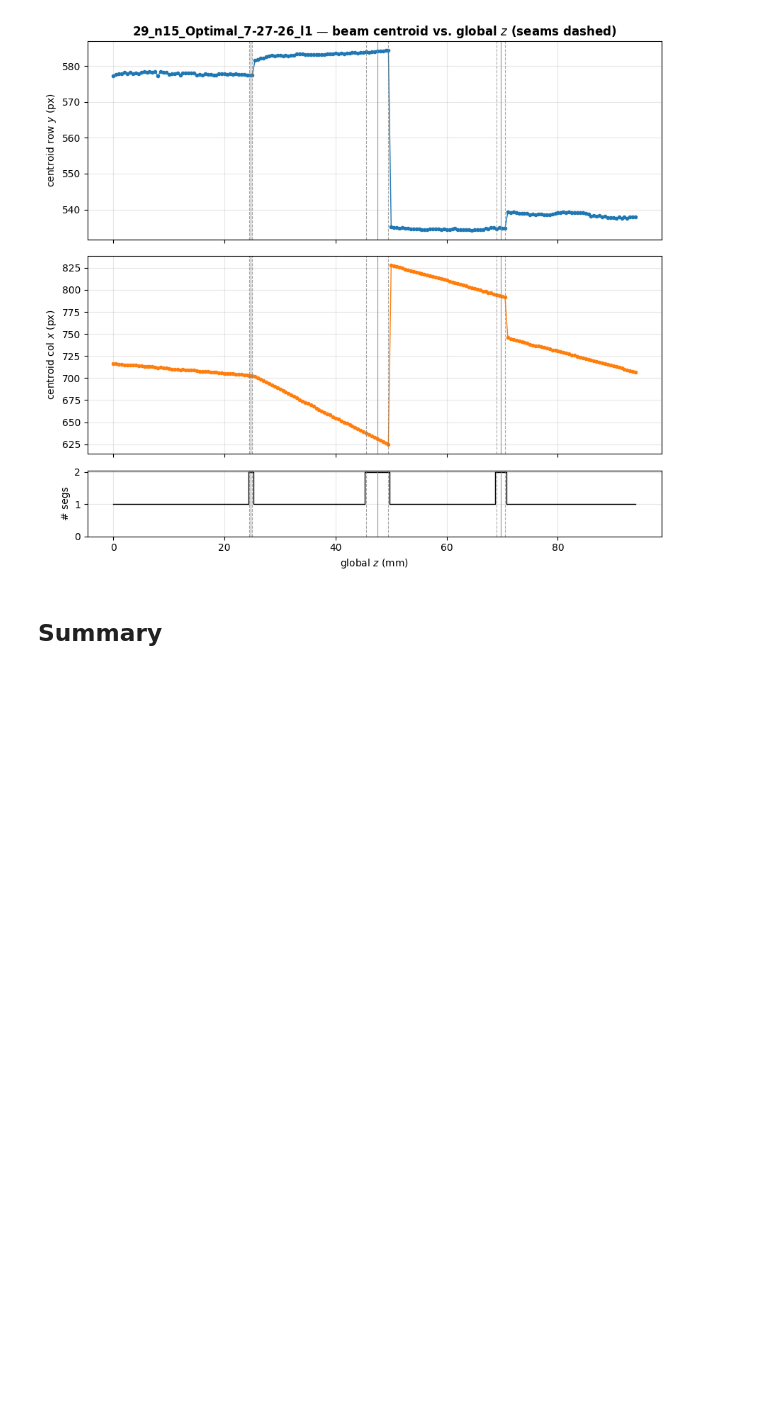
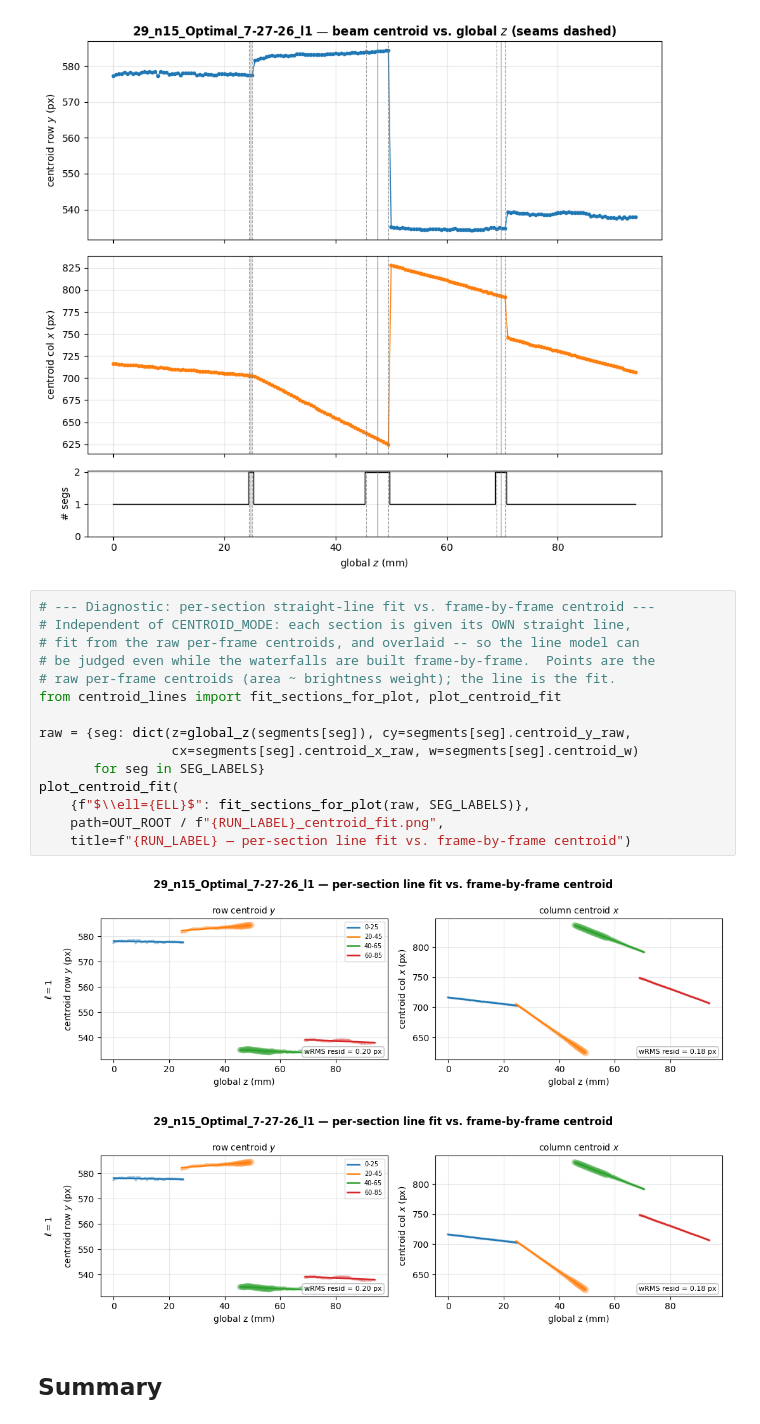
Before and after one commit to LukasScarfe/Optimal_Focusing, a Jupyter notebook: waterfall_l1_4seg.ipynb, the cells around one changed output. Drawn from its saved outputs; the diff is of its cells as text; blank space fills up the shorter version.

```diff
--- a/waterfall_l1_4seg.ipynb
+++ b/waterfall_l1_4seg.ipynb
@@ -677,6 +694,24 @@ plt.show()
 plt.close(fig)
 # %% [output]
 [figure]
+# %%
+# --- Diagnostic: per-section straight-line fit vs. frame-by-frame centroid ---
+# Independent of CENTROID_MODE: each section is given its OWN straight line,
+# fit from the raw per-frame centroids, and overlaid -- so the line model can
+# be judged even while the waterfalls are built frame-by-frame.  Points are the
+# raw per-frame centroids (area ~ brightness weight); the line is the fit.
+from centroid_lines import fit_sections_for_plot, plot_centroid_fit
+
+raw = {seg: dict(z=global_z(segments[seg]), cy=segments[seg].centroid_y_raw,
+                 cx=segments[seg].centroid_x_raw, w=segments[seg].centroid_w)
+       for seg in SEG_LABELS}
+plot_centroid_fit(
+    {f"$\\ell={ELL}$": fit_sections_for_plot(raw, SEG_LABELS)},
+    path=OUT_ROOT / f"{RUN_LABEL}_centroid_fit.png",
+    title=f"{RUN_LABEL} — per-section line fit vs. frame-by-frame centroid")
+# %% [output]
+[figure, added]
+[figure, added]
 # %% [markdown]
 ## Summary
 # %%
```
Also changed, not shown: parts of 3 cells of this notebook, 13 other files.
